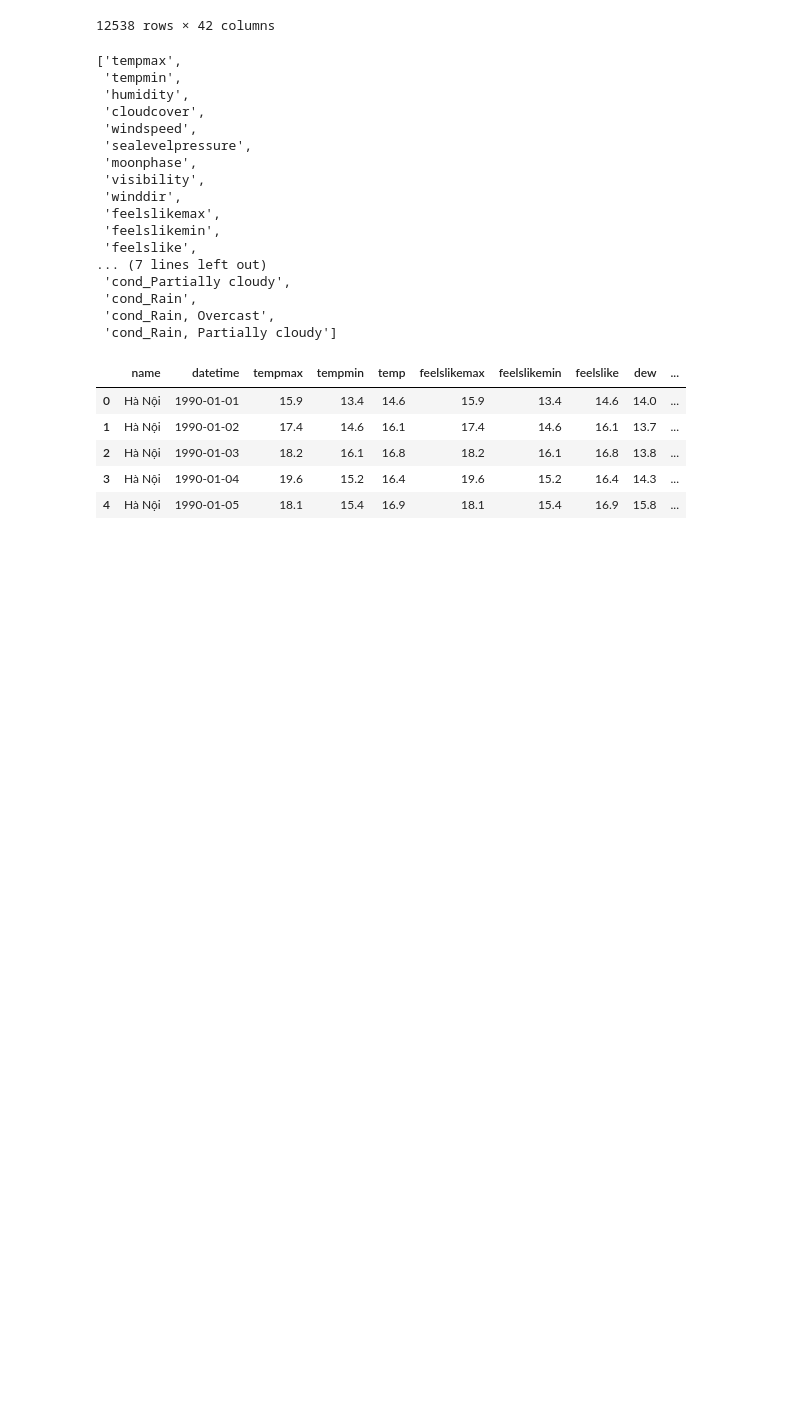
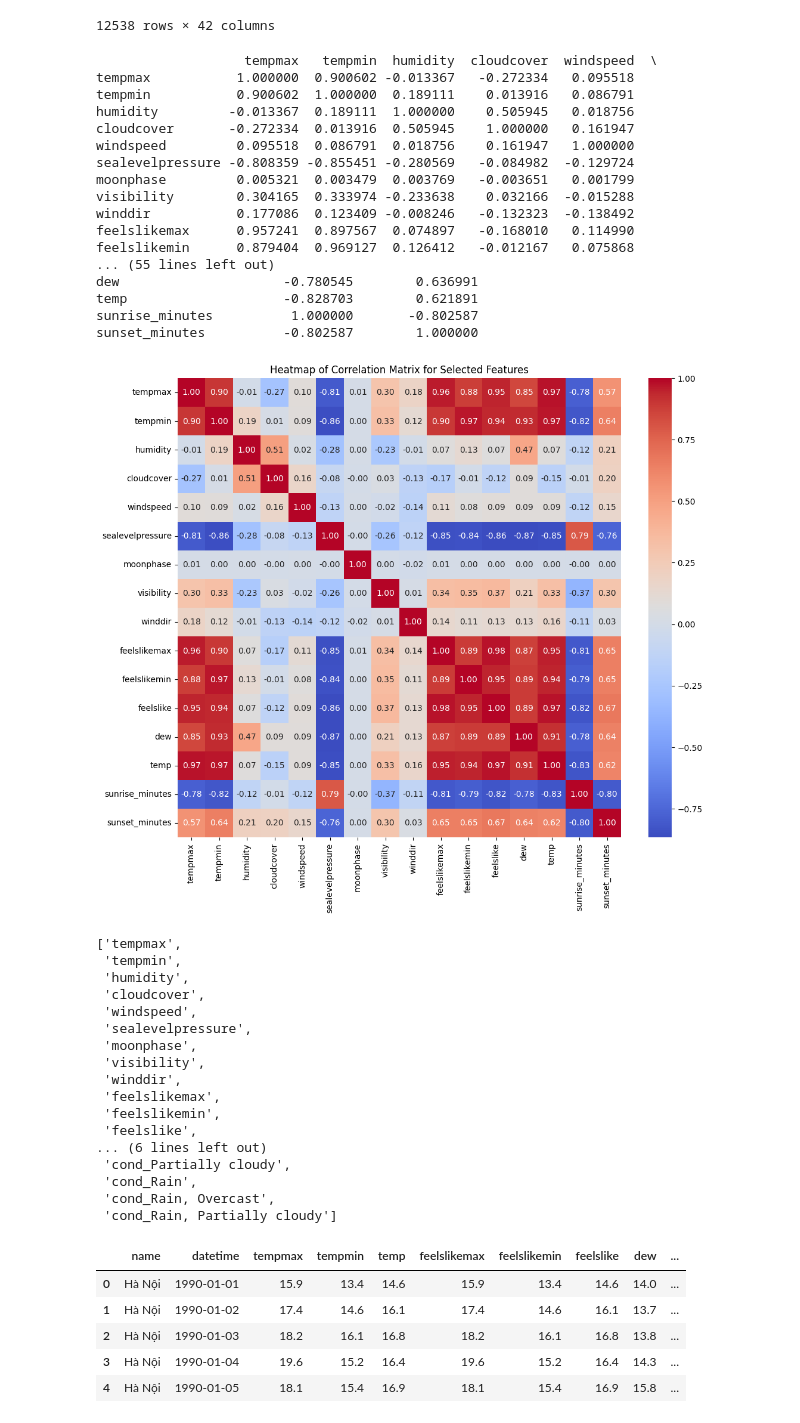
Before and after one commit to 22022658NguyenTienKhoi/13-Weather-Forecast, a Jupyter notebook: Tan - Random Forest/temp.ipynb, the cells around one changed output. Drawn from its saved outputs; the diff is of its cells as text; code cells hidden in the pictures; blank space fills up the shorter version.

```diff
--- a/Tan - Random Forest/temp.ipynb
+++ b/Tan - Random Forest/temp.ipynb
@@ -100,9 +153,44 @@ weather
 12538 rows × 42 columns
 # %%
 # Lựa chọn các loại đặc trưng độ ẩm, lớp phủ mây, tốc độ gió,  áp suất mực nước biển
-features = ['tempmax', 'tempmin', 'humidity', 'cloudcover', 'windspeed', 'sealevelpressure', 'moonphase', 'visibility', 'winddir', 'feelslikemax' ,'feelslikemin','feelslike', 'dew', 'temp', 'windgust', 'sunrise_minutes', 'sunset_minutes', ]
+features = ['tempmax', 'tempmin', 'humidity', 'cloudcover', 'windspeed', 'sealevelpressure', 'moonphase', 'visibility', 'winddir', 'feelslikemax' ,'feelslikemin','feelslike', 'dew', 'temp', 'sunrise_minutes', 'sunset_minutes', ]
 X = weather[features]
 y = weather['tempmax_next']
+# %%
+df_features = df[features]
+# %%
+correlation_matrix = df_features.corr()
+
+# In ra ma trận tương quan
+print(correlation_matrix)
+
+# Vẽ biểu đồ nhiệt độ tương quan
+import seaborn as sns
+import matplotlib.pyplot as plt
+
+plt.figure(figsize=(12, 10))
+sns.heatmap(correlation_matrix, annot=True, fmt=".2f", cmap='coolwarm')
+plt.title('Heatmap of Correlation Matrix for Selected Features')
+plt.show()
+# %% [output]
+                   tempmax   tempmin  humidity  cloudcover  windspeed  \
+tempmax           1.000000  0.900602 -0.013367   -0.272334   0.095518
+tempmin           0.900602  1.000000  0.189111    0.013916   0.086791
+humidity         -0.013367  0.189111  1.000000    0.505945   0.018756
+cloudcover       -0.272334  0.013916  0.505945    1.000000   0.161947
+windspeed         0.095518  0.086791  0.018756    0.161947   1.000000
+sealevelpressure -0.808359 -0.855451 -0.280569   -0.084982  -0.129724
+moonphase         0.005321  0.003479  0.003769   -0.003651   0.001799
+visibility        0.304165  0.333974 -0.233638    0.032166  -0.015288
+winddir           0.177086  0.123409 -0.008246   -0.132323  -0.138492
+feelslikemax      0.957241  0.897567  0.074897   -0.168010   0.114990
+feelslikemin      0.879404  0.969127  0.126412   -0.012167   0.075868
+... (55 lines left out)
+dew                     -0.780545        0.636991
+temp                    -0.828703        0.621891
+sunrise_minutes          1.000000       -0.802587
+sunset_minutes          -0.802587        1.000000
+[figure, added]
 # %%
 #Thêm condition vào features
 condition_features = [col for col in weather.columns if 'cond_' in col]
@@ -122,7 +210,7 @@ features
  'feelslikemax',
  'feelslikemin',
  'feelslike',
-... (7 lines left out)
+... (6 lines left out)
  'cond_Partially cloudy',
  'cond_Rain',
  'cond_Rain, Overcast',
```
Also changed, not shown: parts of 22 cells of this notebook, 1 other file.
